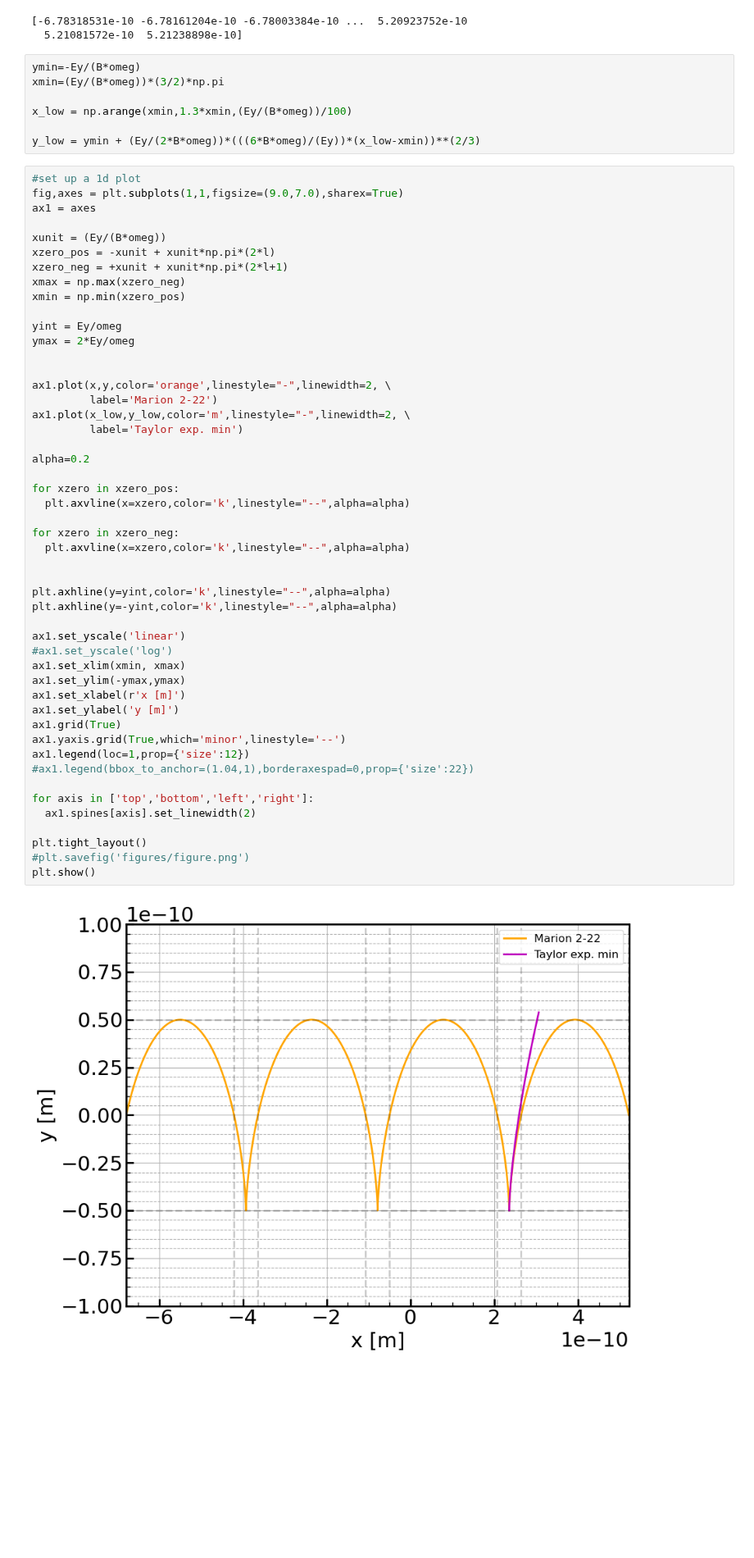
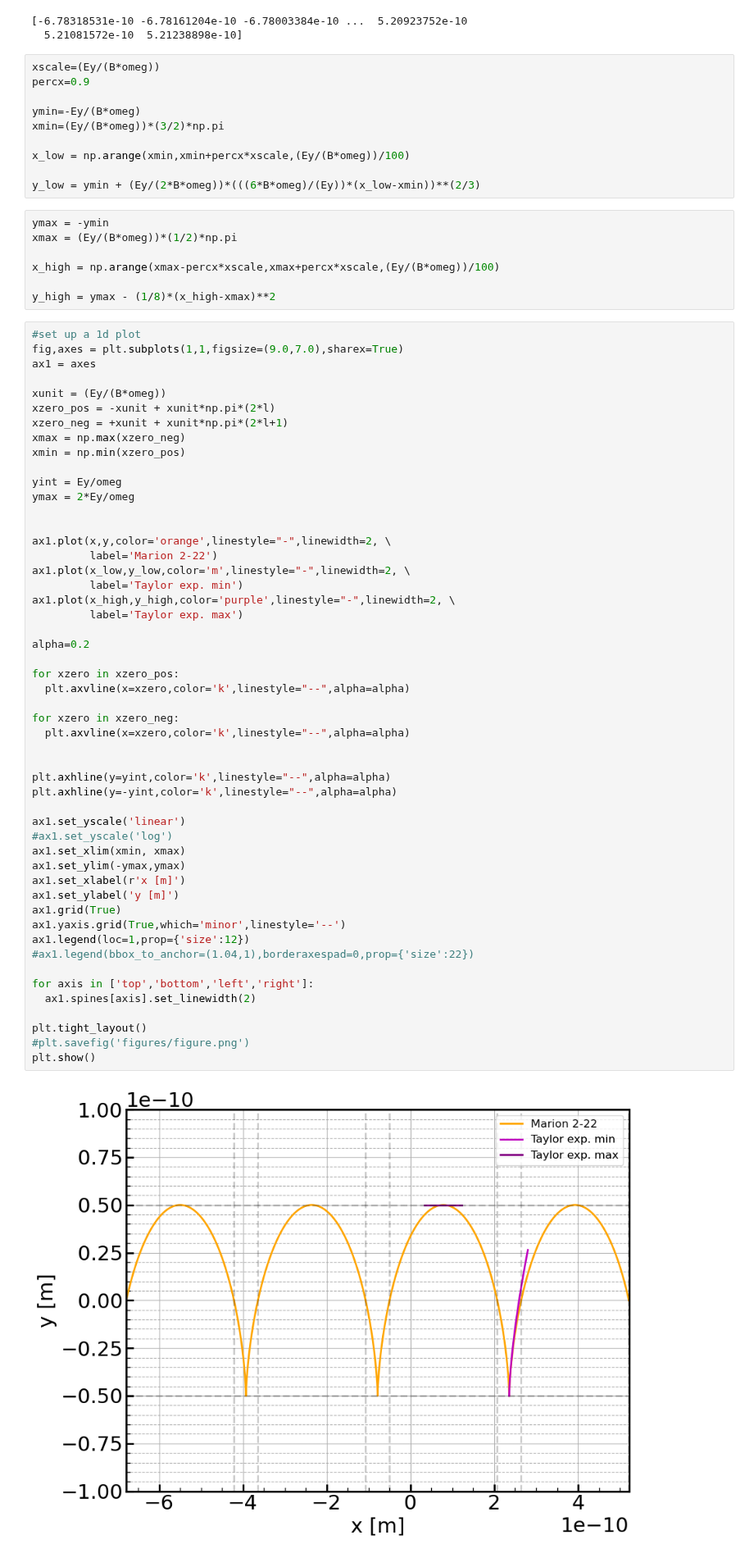
Before and after one commit to villano-lab/analytical_mechanics, a Jupyter notebook: Marion2-22_plots.ipynb, the cells around one changed output. Shown at 82% size. Saved outputs shown, nothing was run; the diff lists cells and outputs as text; blank space fills up the shorter version.

Commit message:
[ANV] updated the graphs for the Taylor expansions

```diff
--- a/Marion2-22_plots.ipynb
+++ b/Marion2-22_plots.ipynb
@@ -30,12 +30,22 @@ print(x)
 [-6.78318531e-10 -6.78161204e-10 -6.78003384e-10 ...  5.20923752e-10
   5.21081572e-10  5.21238898e-10]
 # %%
+xscale=(Ey/(B*omeg))
+percx=0.9
+
 ymin=-Ey/(B*omeg)
 xmin=(Ey/(B*omeg))*(3/2)*np.pi
 
-x_low = np.arange(xmin,1.3*xmin,(Ey/(B*omeg))/100)
+x_low = np.arange(xmin,xmin+percx*xscale,(Ey/(B*omeg))/100)
 
 y_low = ymin + (Ey/(2*B*omeg))*(((6*B*omeg)/(Ey))*(x_low-xmin))**(2/3)
+# %%
+ymax = -ymin
+xmax = (Ey/(B*omeg))*(1/2)*np.pi
+
+x_high = np.arange(xmax-percx*xscale,xmax+percx*xscale,(Ey/(B*omeg))/100)
+
+y_high = ymax - (1/8)*(x_high-xmax)**2
 # %%
 #set up a 1d plot
 fig,axes = plt.subplots(1,1,figsize=(9.0,7.0),sharex=True)
@@ -55,35 +65,37 @@ ax1.plot(x,y,color='orange',linestyle="-",linewidth=2, \
          label='Marion 2-22')
 ax1.plot(x_low,y_low,color='m',linestyle="-",linewidth=2, \
          label='Taylor exp. min')
+ax1.plot(x_high,y_high,color='purple',linestyle="-",linewidth=2, \
+         label='Taylor exp. max')
 
 alpha=0.2
 
 for xzero in xzero_pos:
   plt.axvline(x=xzero,color='k',linestyle="--",alpha=alpha)
 
 for xzero in xzero_neg:
   plt.axvline(x=xzero,color='k',linestyle="--",alpha=alpha)
 
 
 plt.axhline(y=yint,color='k',linestyle="--",alpha=alpha)
 plt.axhline(y=-yint,color='k',linestyle="--",alpha=alpha)
 
 ax1.set_yscale('linear')
 #ax1.set_yscale('log')
 ax1.set_xlim(xmin, xmax)
 ax1.set_ylim(-ymax,ymax)
 ax1.set_xlabel(r'x [m]')
 ax1.set_ylabel('y [m]')
 ax1.grid(True)
 ax1.yaxis.grid(True,which='minor',linestyle='--')
 ax1.legend(loc=1,prop={'size':12})
 #ax1.legend(bbox_to_anchor=(1.04,1),borderaxespad=0,prop={'size':22})
 
 for axis in ['top','bottom','left','right']:
   ax1.spines[axis].set_linewidth(2)
 
 plt.tight_layout()
 #plt.savefig('figures/figure.png')
 plt.show()
 # %% [output]
-[figure, old version]
+[figure, new version]
```
Also changed, not shown: parts of 1 cell of this notebook.
